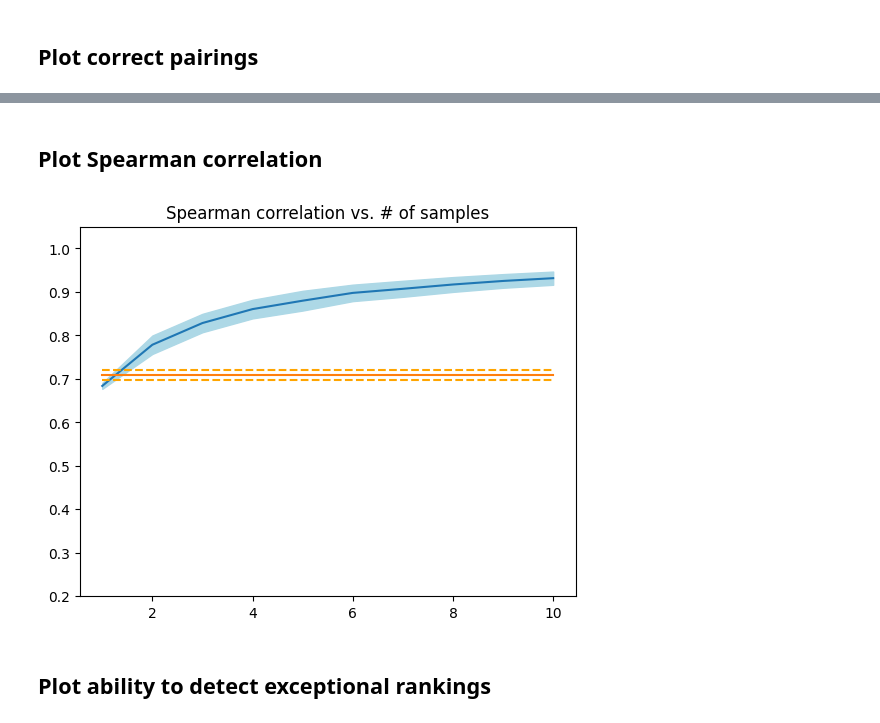
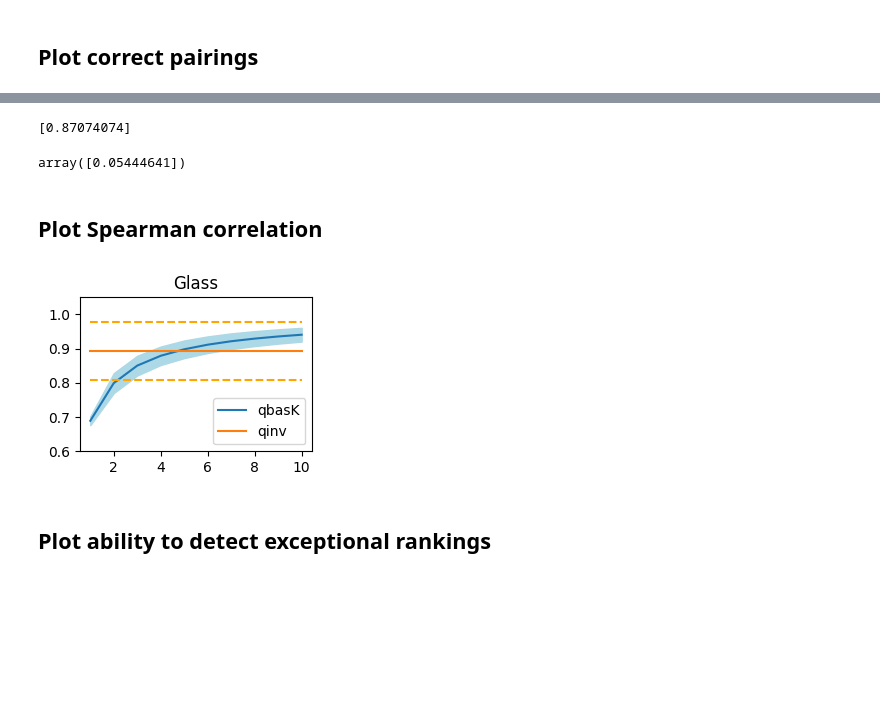
Before and after one commit to annahedstroem/eval-project, a Jupyter notebook: nbs/3-plot.ipynb, the cells around one changed output, grey strips where cells are left out. Cells and saved outputs as stored; diff of their text form; code cells hidden in the pictures; blank space fills up the shorter version.

```diff
--- a/nbs/3-plot.ipynb
+++ b/nbs/3-plot.ipynb
@@ -12,8 +12,8 @@ keys = ['correct_pairings_inv', 'correct_pairings_basX', 'spearman_inv', 'spearm
 
 result_dict = {}
 
-DATASET_NAME = 'imagenet'
-MODEL_NAME = 'resnet18'
+DATASET_NAME = 'avila'
+MODEL_NAME = 'ood-mean'
 GENERATION_MODE = ''
 
 num_files = 0 # Count how many files are involved for use below
@@ -42,7 +42,7 @@ for k in keys:
 # %%
 import matplotlib.pyplot as plt
 
-boundaries = [0.5, 1, 1.5, 2, 2.5, 3, 3.5]
+boundaries = [0.5, 1, 1.5, 2, 2.5]#, 3, 3.5]
 counts_by_sigma_level =  np.zeros((num_files, len(boundaries)))
 filenames = []
 qmean_means = []
@@ -54,6 +54,7 @@ DATA_PATH = os.path.join(PROJ_DIR,'assets','data')
 with open(os.path.join(DATA_PATH, 'dataset-counts.json')) as fIn:
     datasets = json.load(fIn)
 
+plt.figure(figsize=(3,2))
 current_file_num = 0
 for f in os.listdir(os.path.join(PROJ_DIR, 'results')):
     if f.startswith(DATASET_NAME) and f.endswith(f'{MODEL_NAME}{GENERATION_MODE}_measures.npz'):
@@ -65,10 +66,11 @@ for f in os.listdir(os.path.join(PROJ_DIR, 'results')):
             plt.hist(data['qmeans'],\
                     alpha = 0.5,\
                     label = f'{short_filename} qmean~N({np.mean(data["qmeans"]):.2f},{np.std(data["qmeans"]):.2f}) [{activation:.2f}]',\
-                    edgecolor='black',\
-                    bins = 50\
+                    #edgecolor='black',\
+                    bins = 50,\
+                    range=(0,1)\
                     )
-            plt.xlim(0,1)
+            #plt.xlim(0,1)
 
             if GENERATION_MODE == '_genetic':
                 with np.load(FILENAME.replace('_genetic', '')) as data_ref:
@@ -78,7 +80,6 @@ for f in os.listdir(os.path.join(PROJ_DIR, 'results')):
                             label = f'{short_filename.replace("genetic", "")} qmean~N({np.mean(data_ref["qmeans"]):.2f},{np.std(data_ref["qmeans"]):.2f}) [{activation_ref:.2f}]',\
                             bins = 50\
                             )
-                    plt.xlim(0,1)
 
             exceptional_counts = []
             # Compute z-score
@@ -105,9 +106,15 @@ for f in os.listdir(os.path.join(PROJ_DIR, 'results')):
                 counts_by_sigma_level[current_file_num, i - 1] = fraction_count
             print(f'{short_filename} {"  |  ".join((map(lambda x: f"{x:.4f}", exceptional_counts)))}')
         current_file_num += 1
-plt.legend()
+#plt.legend()
+plt.ylim(0,3.7e6)
+plt.title(f'{MODEL_NAME}')
+fig, ax = plt.subplots()
+ax.set_yticks([])
+ax.set_yticklabels([])
 plt.savefig(os.path.join(PROJ_DIR, 'results', 'plots', f'{DATASET_NAME}_{MODEL_NAME}{GENERATION_MODE}_qmean_dists.png'))
 plt.show()
 
 print(counts_by_sigma_level)
+print('AVG STD:', np.mean(qmean_stds))
 # %% [output]
@@ -156,17 +152,26 @@ plt.show()
+# %%
+print(result_dict['correct_pairings_inv_mean'])
+result_dict['correct_pairings_inv_std']
+# %% [output]
+[0.87074074]
+array([0.05444641])
 # %% [markdown]
 ## Plot Spearman correlation
 # %%
+plt.figure(figsize=(3,2))
 plt.fill_between(range(1,11), result_dict['spearman_basX_mean']+result_dict['spearman_basX_std'], result_dict['spearman_basX_mean']-result_dict['spearman_basX_std'], color='lightblue')
-plt.plot(range(1,11),result_dict['spearman_basX_mean'])
-plt.title('Spearman correlation vs. # of samples')
+plt.plot(range(1,11),result_dict['spearman_basX_mean'], label='qbasK')
+#plt.title('Spearman correlation vs. K')
+plt.title(f'{DATASET_NAME.capitalize()}')
 plt.plot([1,10], [result_dict['spearman_inv_mean']+result_dict['spearman_inv_std'], result_dict['spearman_inv_mean']+result_dict['spearman_inv_std']], color='orange', linestyle = 'dashed')
 plt.plot([1,10], [result_dict['spearman_inv_mean']-result_dict['spearman_inv_std'], result_dict['spearman_inv_mean']-result_dict['spearman_inv_std']], color='orange', linestyle = 'dashed')
-plt.plot([1,10],[result_dict['spearman_inv_mean'],result_dict['spearman_inv_mean']])
-plt.ylim(0.2,1.05)
+plt.plot([1,10],[result_dict['spearman_inv_mean'],result_dict['spearman_inv_mean']], label='qinv')
+plt.ylim(0.6,1.05)
+plt.legend()
 plt.savefig(os.path.join(PROJ_DIR, 'results', 'plots', f'{DATASET_NAME}_{MODEL_NAME}{GENERATION_MODE}_spearman.png'))
 plt.show()
 # %% [output]
-[figure, old version]
+[figure, new version]
 # %% [markdown]
 ## Plot ability to detect exceptional rankings
 # %%
```
Also changed, not shown: parts of 4 cells of this notebook, 6 other files.
